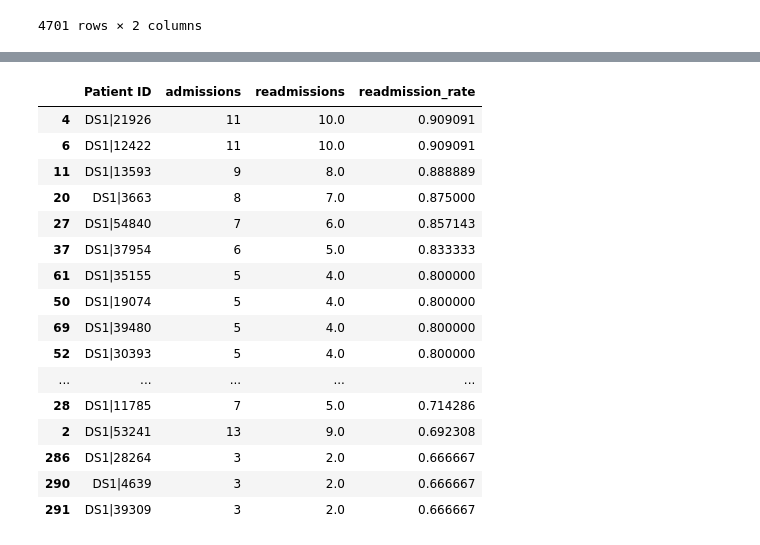
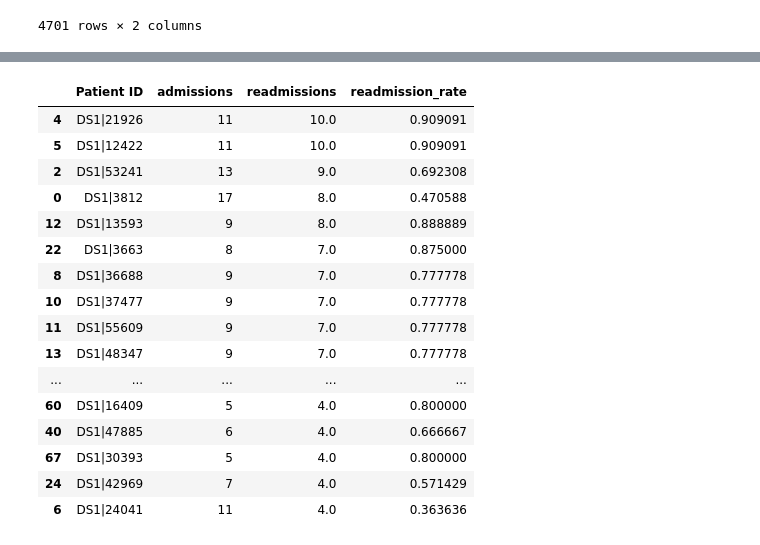
Before and after one commit to Engu12/hospital-readmission_pandas, a Jupyter notebook: hilber_notebook.ipynb, the cells around one changed output, grey strips where cells are left out. Saved outputs shown, nothing was run; the diff lists cells and outputs as text; code cells hidden in the pictures.

```diff
--- a/hilber_notebook.ipynb
+++ b/hilber_notebook.ipynb
@@ -547,23 +547,23 @@ patients
 4701 rows × 3 columns
 # %%
 patients['readmission_rate'] = patients['readmissions'] / patients['admissions']
-patients.sort_values('readmission_rate', inplace=True, ascending=False)
+patients.sort_values('readmissions', inplace=True, ascending=False)
 patients.head(30)
 # %% [output]
 |  | Patient ID | admissions | readmissions | readmission_rate |
 | 4 | DS1|21926 | 11 | 10.0 | 0.909091 |
-| 6 | DS1|12422 | 11 | 10.0 | 0.909091 |
-| 11 | DS1|13593 | 9 | 8.0 | 0.888889 |
-| 20 | DS1|3663 | 8 | 7.0 | 0.875000 |
-| 27 | DS1|54840 | 7 | 6.0 | 0.857143 |
-| 37 | DS1|37954 | 6 | 5.0 | 0.833333 |
-| 61 | DS1|35155 | 5 | 4.0 | 0.800000 |
-| 50 | DS1|19074 | 5 | 4.0 | 0.800000 |
-| 69 | DS1|39480 | 5 | 4.0 | 0.800000 |
-| 52 | DS1|30393 | 5 | 4.0 | 0.800000 |
+| 5 | DS1|12422 | 11 | 10.0 | 0.909091 |
+| 2 | DS1|53241 | 13 | 9.0 | 0.692308 |
+| 0 | DS1|3812 | 17 | 8.0 | 0.470588 |
+| 12 | DS1|13593 | 9 | 8.0 | 0.888889 |
+| 22 | DS1|3663 | 8 | 7.0 | 0.875000 |
+| 8 | DS1|36688 | 9 | 7.0 | 0.777778 |
+| 10 | DS1|37477 | 9 | 7.0 | 0.777778 |
+| 11 | DS1|55609 | 9 | 7.0 | 0.777778 |
+| 13 | DS1|48347 | 9 | 7.0 | 0.777778 |
 | ... | ... | ... | ... | ... |
-| 28 | DS1|11785 | 7 | 5.0 | 0.714286 |
-| 2 | DS1|53241 | 13 | 9.0 | 0.692308 |
-| 286 | DS1|28264 | 3 | 2.0 | 0.666667 |
-| 290 | DS1|4639 | 3 | 2.0 | 0.666667 |
-| 291 | DS1|39309 | 3 | 2.0 | 0.666667 |
+| 60 | DS1|16409 | 5 | 4.0 | 0.800000 |
+| 40 | DS1|47885 | 6 | 4.0 | 0.666667 |
+| 67 | DS1|30393 | 5 | 4.0 | 0.800000 |
+| 24 | DS1|42969 | 7 | 4.0 | 0.571429 |
+| 6 | DS1|24041 | 11 | 4.0 | 0.363636 |
```
Also changed, not shown: parts of 53 cells of this notebook.
